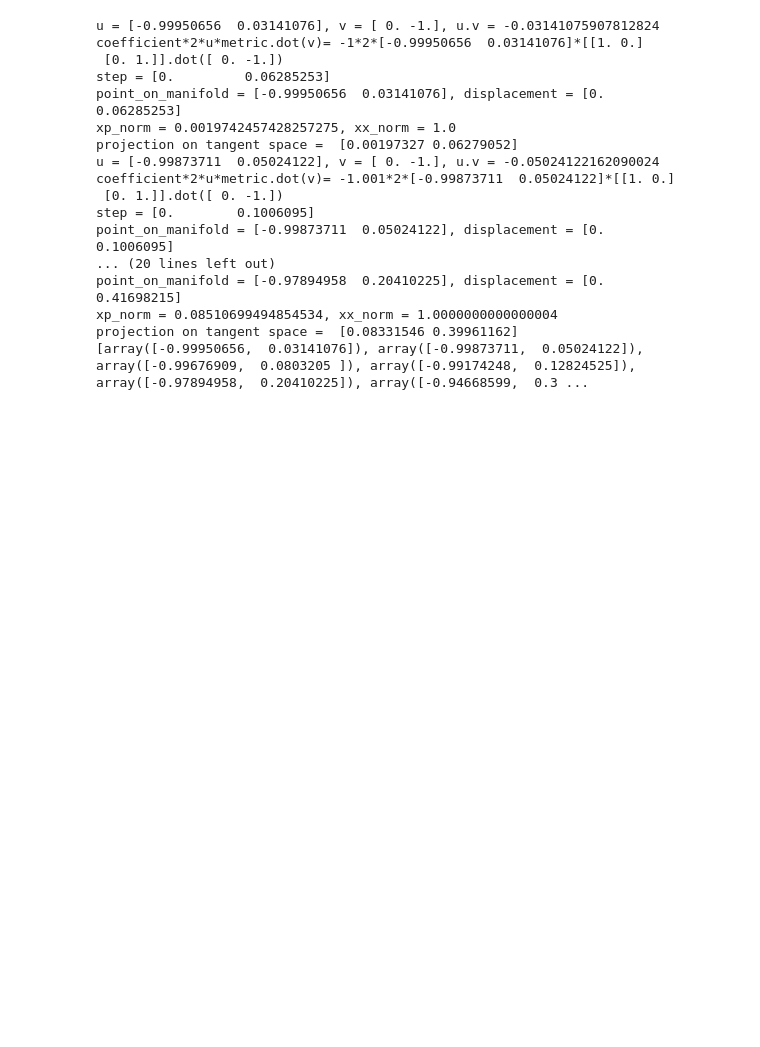
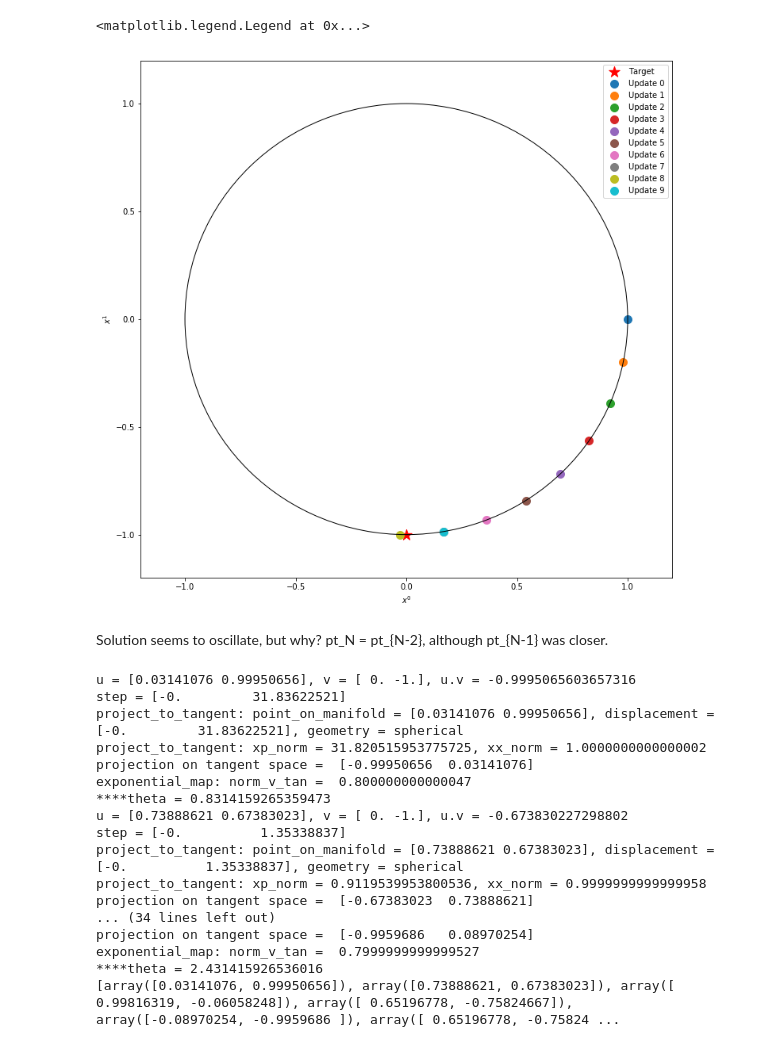
Before and after one commit to DRWardrope/GeometryTests, a Jupyter notebook: Differentiation.ipynb, the cells around one changed output. Cells and saved outputs as stored; diff of their text form; code cells hidden in the pictures; blank space fills up the shorter version.

```diff
--- a/Differentiation.ipynb
+++ b/Differentiation.ipynb
@@ -207,33 +288,52 @@ Big problems, since directly over sphere is an (unstable) equilibrium
+# %%
+fig = plt.figure(figsize=(12,12))
+ax = plt.gca(xlim=[-1.2, 1.2], ylim=[-1.2,1.2], xlabel="$x^0$", ylabel="$x^1$")
+circle = patches.Circle((0,0), 1., edgecolor="k", fill=False)
+#ax.add_collection(collections.PatchCollection(patch_list))
+ax.add_artist(circle)
+ax.scatter(target2[0], target2[1], color='r', marker='*',s=200,label = "Target")
+for i, pt in enumerate(updated_pts):
+    ax.scatter(
+                pt[0], pt[1],
+                marker=markers.MarkerStyle('o',fillstyle="none"),
+                s=100, label="Update {}".format(i)
+              )
+ax.legend()
+# %% [output]
+<matplotlib.legend.Legend at 0x...>
+[figure, added]
+# %% [markdown]
+Solution seems to oscillate, but why? pt_N = pt_{N-2}, although pt_{N-1} was closer.
 # %%
 target2 = np.array([0., -1.])
-initial_pt2 = np.array([np.cos(0.99*np.pi), np.sin(0.99*np.pi)])
+initial_pt2 = np.array([np.cos(0.49*np.pi), np.sin(0.49*np.pi)])
 updated_pts = [initial_pt2]
-for i in range(1,6):
+for i in range(1,8):
     updated_pts.append(
         gradient_descent(updated_pts[i-1],
                          target2,
                          error_differential_eucl,
                          geometry="spherical",
-                         learning_rate=0.3
+                         learning_rate=.8
                         )
-
     )
+    print("****theta =", np.arctan2(updated_pts[i][0], updated_pts[i][1]))
 print(updated_pts)
 # %% [output]
-u = [-0.99950656  0.03141076], v = [ 0. -1.], u.v = -0.03141075907812824
-coefficient*2*u*metric.dot(v)= -1*2*[-0.99950656  0.03141076]*[[1. 0.]
- [0. 1.]].dot([ 0. -1.])
-step = [0.         0.06285253]
-point_on_manifold = [-0.99950656  0.03141076], displacement = [0.         0.06285253]
-xp_norm = 0.0019742457428257275, xx_norm = 1.0
-projection on tangent space =  [0.00197327 0.06279052]
-u = [-0.99873711  0.05024122], v = [ 0. -1.], u.v = -0.05024122162090024
-coefficient*2*u*metric.dot(v)= -1.001*2*[-0.99873711  0.05024122]*[[1. 0.]
- [0. 1.]].dot([ 0. -1.])
-step = [0.        0.1006095]
-point_on_manifold = [-0.99873711  0.05024122], displacement = [0.        0.1006095]
-... (20 lines left out)
-point_on_manifold = [-0.97894958  0.20410225], displacement = [0.         0.41698215]
-xp_norm = 0.08510699494854534, xx_norm = 1.0000000000000004
-projection on tangent space =  [0.08331546 0.39961162]
-[array([-0.99950656,  0.03141076]), array([-0.99873711,  0.05024122]), array([-0.99676909,  0.0803205 ]), array([-0.99174248,  0.12824525]), array([-0.97894958,  0.20410225]), array([-0.94668599,  0.3 ...
+u = [0.03141076 0.99950656], v = [ 0. -1.], u.v = -0.9995065603657316
+step = [-0.         31.83622521]
+project_to_tangent: point_on_manifold = [0.03141076 0.99950656], displacement = [-0.         31.83622521], geometry = spherical
+project_to_tangent: xp_norm = 31.820515953775725, xx_norm = 1.0000000000000002
+projection on tangent space =  [-0.99950656  0.03141076]
+exponential_map: norm_v_tan =  0.800000000000047
+****theta = 0.8314159265359473
+u = [0.73888621 0.67383023], v = [ 0. -1.], u.v = -0.673830227298802
+step = [-0.          1.35338837]
+project_to_tangent: point_on_manifold = [0.73888621 0.67383023], displacement = [-0.          1.35338837], geometry = spherical
+project_to_tangent: xp_norm = 0.9119539953800536, xx_norm = 0.9999999999999958
+projection on tangent space =  [-0.67383023  0.73888621]
+... (34 lines left out)
+projection on tangent space =  [-0.9959686   0.08970254]
+exponential_map: norm_v_tan =  0.7999999999999527
+****theta = 2.431415926536016
+[array([0.03141076, 0.99950656]), array([0.73888621, 0.67383023]), array([ 0.99816319, -0.06058248]), array([ 0.65196778, -0.75824667]), array([-0.08970254, -0.9959686 ]), array([ 0.65196778, -0.75824 ...
```
Also changed, not shown: parts of 23 cells of this notebook, 1 other file.
